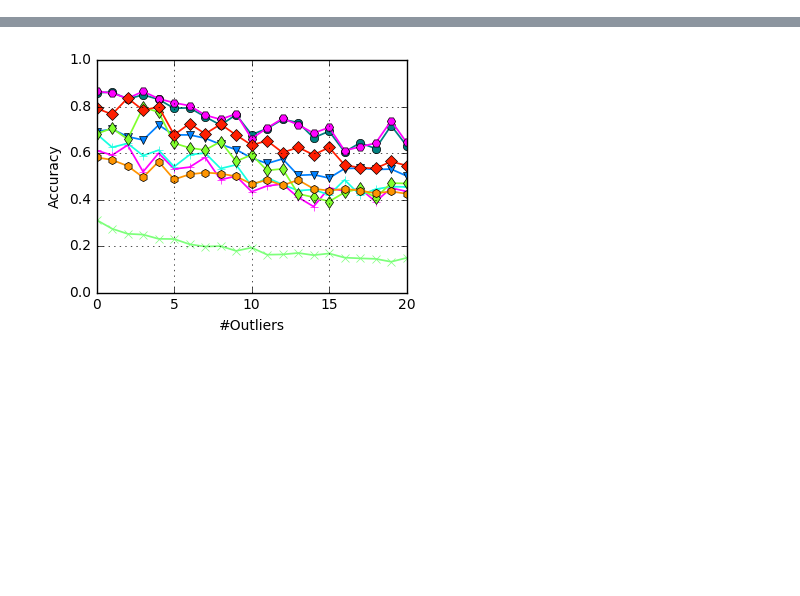
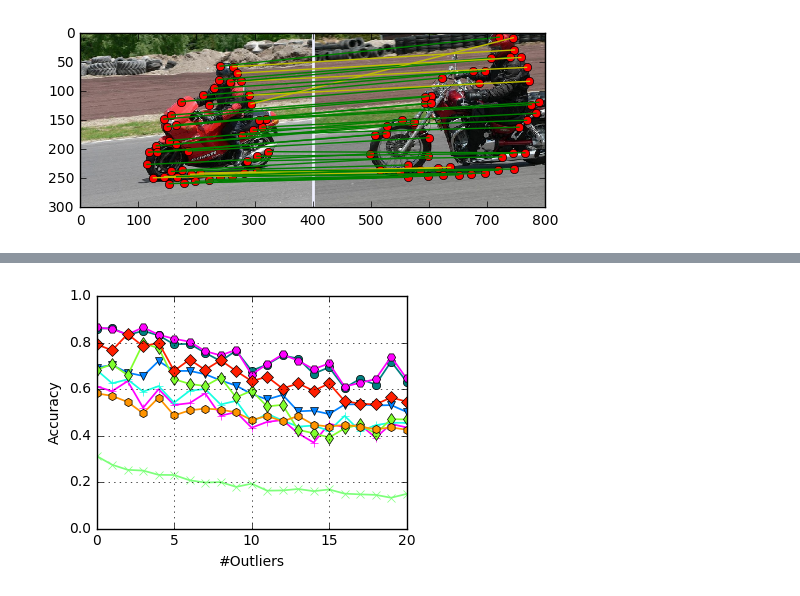
Before and after one commit to zzhang1987/HyperGraphMatchingBP, a Jupyter notebook: demoMotorHyper.ipynb, the cells around one changed output, grey strips where cells are left out. Saved outputs shown, nothing was run; the diff lists cells and outputs as text; code cells hidden in the pictures; blank space fills up the shorter version.

```diff
--- a/demoMotorHyper.ipynb
+++ b/demoMotorHyper.ipynb
@@ -10,6 +10,9 @@ from scipy.spatial import Delaunay
 import scipy.io as sio
 from Utils import *
 import time
+from IPython.display import clear_output
+import drawMatches as dm
+import cPickle as pickle
 
 
 def ComputeAccuracyPas(decode, gTruth, NofInliers ):
@@ -65,11 +68,10 @@ for NofOus in range(0,MaxNofOus+1):
         MG1 = FB.MatchingGraph(PT1[0:NofNodes], orientation1[0:NofNodes])
         MG2 = FB.MatchingGraph(PT2[0:NofNodes], orientation2[0:NofNodes])
 
-        G = FB.ConstructMatchingModel(MG1, MG2, 'pas', True)
+        G,MFname = FB.ConstructMatchingModel(MG1, MG2, 'pas', True)
 
         G2 = FB.ConstructMatchingModel(MG1, MG2, 'pas', False)
-        Gvis = FB.ConstructMatchingModel(MG1, MG2, 'pas', True)
-
+        Gvis,MFname = FB.ConstructMatchingModel(MG1, MG2, 'pas', True)
 
 
 
@@ -78,33 +80,35 @@ for NofOus in range(0,MaxNofOus+1):
 
         G.SetVerbose(False)
 
-        res1 = FB.BaBSolver(G, 100, 10, 0.005, False)
-        res2 = FB.BaBSolver(G2, 100, 10, 0.005, False)
+        res1 = FB.BaBSolver(G, 200, 10, 0.005, False)
+        res2 = FB.BaBSolver(G2, 200, 10, 0.005, False)
 
 
-        resBag = eng.runBcagm(nargout=3)
-        resBagMP = eng.runBcagmQuad1(1,nargout=3)
-        resBagIPFP = eng.runBcagmQuad1(2,nargout=3)
-        resHGM = eng.runHGM(nargout=3)
-        resRRWHM = eng.runRRWHM(nargout=3)
-        resTM = eng.runTensorMatching(nargout=3)
+        resBag = eng.runBcagm(MFname,nargout=3)
+        resBagMP = eng.runBcagmQuad1(MFname,1,nargout=3)
+        resBagIPFP = eng.runBcagmQuad1(MFname, 2,nargout=3)
+        resHGM = eng.runHGM(MFname,nargout=3)
+        resRRWHM = eng.runRRWHM(MFname,nargout=3)
+        resTM = eng.runTensorMatching(MFname,nargout=3)
 
 
 
         start_time = time.time()
-        ResForBca = sio.loadmat('Temp.mat')
+        ResForBca = sio.loadmat(MFname)
         X0 = np.zeros(NofNodes)
         X0Vec = res1.Decode
         for i in xrange(NofNodes):
             X0[i] = X0Vec[i]
         ResForBca['X0'] = X0
-        sio.savemat('Temp.mat', ResForBca)
-        resOursBCA = eng.runBcagm(nargout=3)
+        sio.savemat(MFname, ResForBca)
+        resOursBCA = eng.runBcagm(MFname, nargout=3)
         time_dur = time.time() - start_time
+
+
 
         ImageI = idx - 1
         cDecode = FB.intArray(NofNodes)
-        #print(resOursBCA[1][0])
+
         for i in range(NofNodes):
             cDecode[i] = int(resOursBCA[1][0][i])
         if(res1.Value < Gvis.ComputeObj(cDecode)):
@@ -117,8 +121,28 @@ for NofOus in range(0,MaxNofOus+1):
 
 
         Rtime[8][ImageI] = time_dur + res1.Time
+        clear_output()
+        #print(resOursBCA[1][0])
+        #reload(dm)
+        Fname = 'Motor%d_Nous%d_Ours.pdf' % (idx, NofOus)
+        dm.drawMatchesWithOutlier(car1['I1'],car1['I2'],PT1[0:NofNodes],PT2[0:NofNodes],res1.Decode, gTruth, NofInliers, Fname)
+
+        Fname = 'Motor%d_Nous%d_Bca.pdf' % (idx, NofOus)
+        dm.drawMatchesWithOutlier(car1['I1'],car1['I2'],PT1[0:NofNodes],PT2[0:NofNodes],np.array(resBag[1][0]), gTruth, NofInliers, Fname)
+
+        Fname = 'Motor%d_Nous%d_BcaIPFP.pdf' % (idx, NofOus)
+        dm.drawMatchesWithOutlier(car1['I1'],car1['I2'],PT1[0:NofNodes],PT2[0:NofNodes],np.array(resBagIPFP[1][0]), gTruth, NofInliers, Fname)
+
+        Fname = 'Motor%d_Nous%d_BcaMP.pdf' % (idx, NofOus)
+        dm.drawMatchesWithOutlier(car1['I1'],car1['I2'],PT1[0:NofNodes],PT2[0:NofNodes],np.array(resBagMP[1][0]), gTruth, NofInliers, Fname)
+
+        Fname = 'Motor%d_Nous%d_RRWHM.pdf' % (idx, NofOus)
+        dm.drawMatchesWithOutlier(car1['I1'],car1['I2'],PT1[0:NofNodes],PT2[0:NofNodes],np.array(resRRWHM[1][0]), gTruth, NofInliers, Fname)
 
 
+
+        #print(res1.Decode)
+        #print(gTruth)
         ImageI = idx - 1
         Accuracy[0][ImageI] = ComputeAccuracyPas(res1.Decode, gTruth, NofInliers)
         Rtime[0][ImageI] = res1.Time
@@ -168,15 +192,32 @@ for NofOus in range(0,MaxNofOus+1):
         Obj[6][ImageI] = Gvis.ComputeObj(cDecode)
 
         MaxObj = np.max(Obj[:,ImageI])
-        Obj[:,ImageI] /= MaxObj
+        #Obj[:,ImageI] /= MaxObj
 
-        for ai in xrange(NofAlgorithms):
-            print('%s Accuracy %f Running Time %f Obj %f' %(AlgorithmNames[ai],
-                                                             Accuracy[ai][ImageI],
-                                                            Rtime[ai][ImageI],
-                                                            Obj[ai][ImageI]))
-        print('NofOus %d, Finished Frame: %d' % (NofOus,ImageI) )
+
+
+        #for ai in xrange(NofAlgorithms):
+        #    print('%s Accuracy %f Running Time %f Obj %f' %(AlgorithmNames[ai],
+        #                                                     Accuracy[ai][ImageI],
+        #                                                    Rtime[ai][ImageI],
+        #                                                    Obj[ai][ImageI]))
+        #print('NofOus %d, Finished Frame: %d' % (NofOus,ImageI) )
+    FnameSave = 'MotorRes_Nous_%d.pkl' % NofOus
+    f = open(FnameSave, "w")
+    pickle.dump(Accuracy, f)
+    pickle.dump(Obj, f)
+    pickle.dump(Rtime, f)
+
+
+
+
+
+
     #Todo Ours-BCA
+    for ni in range(Obj.shape[1]):
+        MaxObj = np.max(Obj[:,ni])
+        Obj[:,ni] /= MaxObj
+
     for ai in xrange(NofAlgorithms):
         MeanAcc[NofOus][ai] = np.mean(Accuracy[ai])
         MeanRtime[NofOus][ai] = np.mean(Rtime[ai])
@@ -221,0 +246 @@ Ours-BCA Accuracy 0.645168 Running Time 4.140974 Obj 0.981433
+[figure, added]
```
Also changed, not shown: parts of 1 cell of this notebook, 10 other files.
